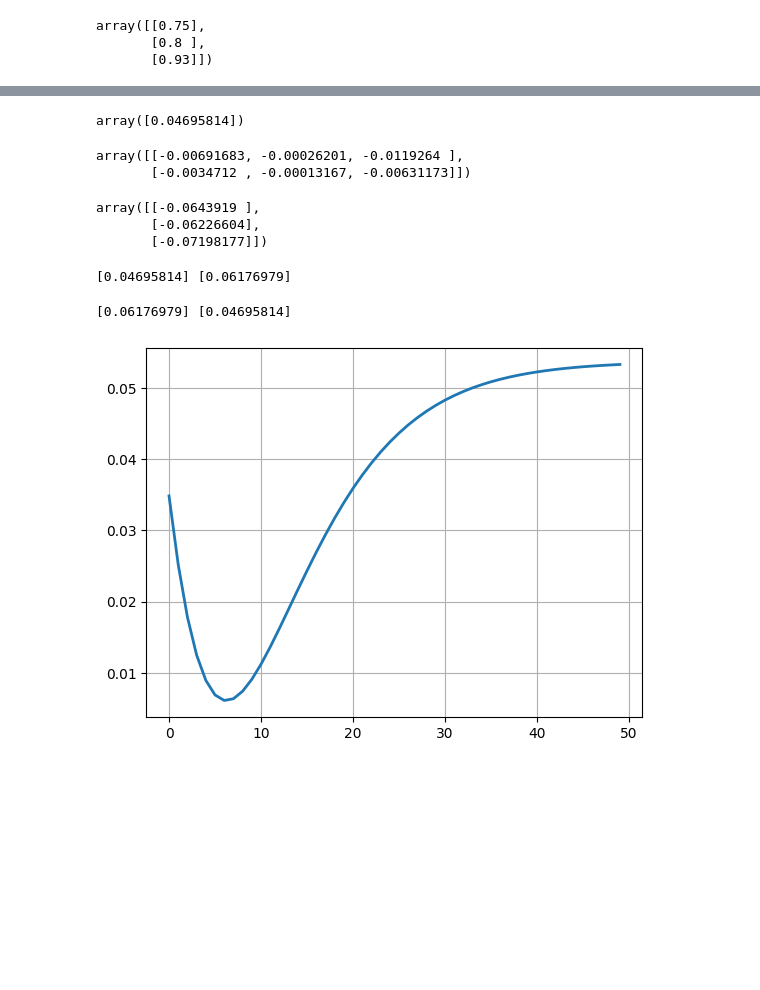
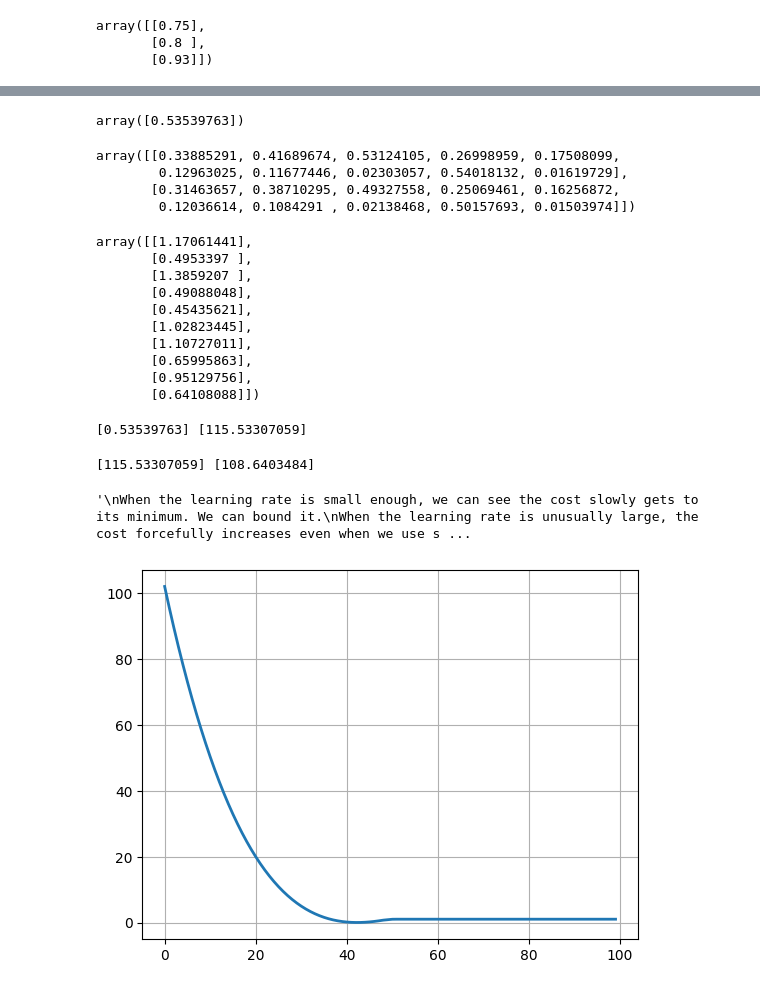
Before and after one commit to khanhthien123/CogSci131-Sp2024, a Jupyter notebook: NeuralNetsSummer23.ipynb, the cells around one changed output, grey strips where cells are left out. Cells and saved outputs as stored; diff of their text form; code cells hidden in the pictures; blank space fills up the shorter version.

```diff
--- a/NeuralNetsSummer23.ipynb
+++ b/NeuralNetsSummer23.ipynb
@@ -9,7 +9,8 @@ class Neural_Network(object):
         #Define Parameters
         self.inputLayerSize = 2
         self.outputLayerSize=1
-        self.hiddenLayerSize=3
+        #self.hiddenLayerSize=3
+        self.hiddenLayerSize=10
 
         #Define Weights
         self.W1=np.random.rand(self.inputLayerSize,self.hiddenLayerSize)
@@ -18,9 +19,11 @@ class Neural_Network(object):
     def forward(self,X):
         #Propagate inputs through network
         self.z2 = np.dot(X,self.W1)
-        self.a2 = self.sigmoid(self.z2)
+        #self.a2 = self.sigmoid(self.z2)
+        self.a2 = self.relu(self.z2)
         self.z3 = np.dot(self.a2,self.W2)
-        yHat = self.sigmoid(self.z3)
+        #yHat = self.sigmoid(self.z3)
+        yHat = self.relu(self.z3)
         return yHat
 
     def sigmoid(self, z):
@@ -46,9 +49,11 @@ class Neural_Network(object):
     def costFunctionPrime(self, X, y):
         #Compute derivatives with respect to W1 and W2
         self.yHat=self.forward(X)
-        delta3 = np.multiply(-(y-self.yHat),self.sigmoidPrime(self.z3))
+        #delta3 = np.multiply(-(y-self.yHat),self.sigmoidPrime(self.z3))
+        delta3 = np.multiply(-(y-self.yHat),self.reluPrime(self.z3))
         dJdW2=np.dot(self.a2.T,delta3)
-        delta2=np.dot(delta3,self.W2.T)*self.sigmoidPrime(self.z2)
+        #delta2=np.dot(delta3,self.W2.T)*self.sigmoidPrime(self.z2)
+        delta2=np.dot(delta3,self.W2.T)*self.reluPrime(self.z2)
         dJdW1=np.dot(X.T,delta2)
         return dJdW1,dJdW2
 # %%
@@ -110,20 +118,29 @@ cost1=NN.costFunction(X,y)
 # %%
 cost1
 # %% [output]
-array([0.04695814])
+array([0.53539763])
 # %%
 dJdW1,dJdW2=NN.costFunctionPrime(X,y)
 # %%
 dJdW1
 # %% [output]
-array([[-0.00691683, -0.00026201, -0.0119264 ],
-       [-0.0034712 , -0.00013167, -0.00631173]])
+array([[0.33885291, 0.41689674, 0.53124105, 0.26998959, 0.17508099,
+        0.12963025, 0.11677446, 0.02303057, 0.54018132, 0.01619729],
+       [0.31463657, 0.38710295, 0.49327558, 0.25069461, 0.16256872,
+        0.12036614, 0.1084291 , 0.02138468, 0.50157693, 0.01503974]])
 # %%
 dJdW2
 # %% [output]
-array([[-0.0643919 ],
-       [-0.06226604],
-       [-0.07198177]])
+array([[1.17061441],
+       [0.4953397 ],
+       [1.3859207 ],
+       [0.49088048],
+       [0.45435621],
+       [1.02823445],
+       [1.10727011],
+       [0.65995863],
+       [0.95129756],
+       [0.64108088]])
 # %%
 scalar=1
 NN.W1 = NN.W1+scalar*dJdW1
@@ -131,26 +148,35 @@ NN.W2 = NN.W2+scalar*dJdW2
 cost2 = NN.costFunction(X,y)
 print (cost1,cost2)
 # %% [output]
-[0.04695814] [0.06176979]
+[0.53539763] [115.53307059]
 # %%
-scalar=1
-N = 50
+scalar=0.025
+N = 100
+threshold = 1e-3
 NN.W1 = NN.W1-scalar*dJdW1
 NN.W2 = NN.W2-scalar*dJdW2
 cost3 = NN.costFunction(X,y)
 print (cost2,cost3)
 costs = []
 iterations = []
 for i in range(N):
     #dJdW1,dJdW2=NN.costFunctionPrime(X,y)
     NN.W1 = NN.W1-scalar*dJdW1
     NN.W2 = NN.W2-scalar*dJdW2
     cost3 = NN.costFunction(X,y)
     iterations.append(i)
     costs.append(cost3)
 
 plt.plot(iterations, costs, linewidth=2)
 plt.grid(1)
+
+"""
+When the learning rate is small enough, we can see the cost slowly gets to its minimum. We can bound it.
+When the learning rate is unusually large, the cost forcefully increases even when we use subtraction to decrease the weights.
+When using ReLu activation function, we see that the cost decreases even faster, so we need to make the learning rate smaller or it would blow up.
+When we increase the hidden layers to 10, the cost doesn't seem to go back up anymore as it stays really close to its minimum.
+"""
 # %% [output]
-[0.06176979] [0.04695814]
+[115.53307059] [108.6403484]
+'\nWhen the learning rate is small enough, we can see the cost slowly gets to its minimum. We can bound it.\nWhen the learning rate is unusually large, the cost forcefully increases even when we use s ...
-[figure, old version]
+[figure, new version]
```
Also changed, not shown: parts of 2 cells of this notebook.
